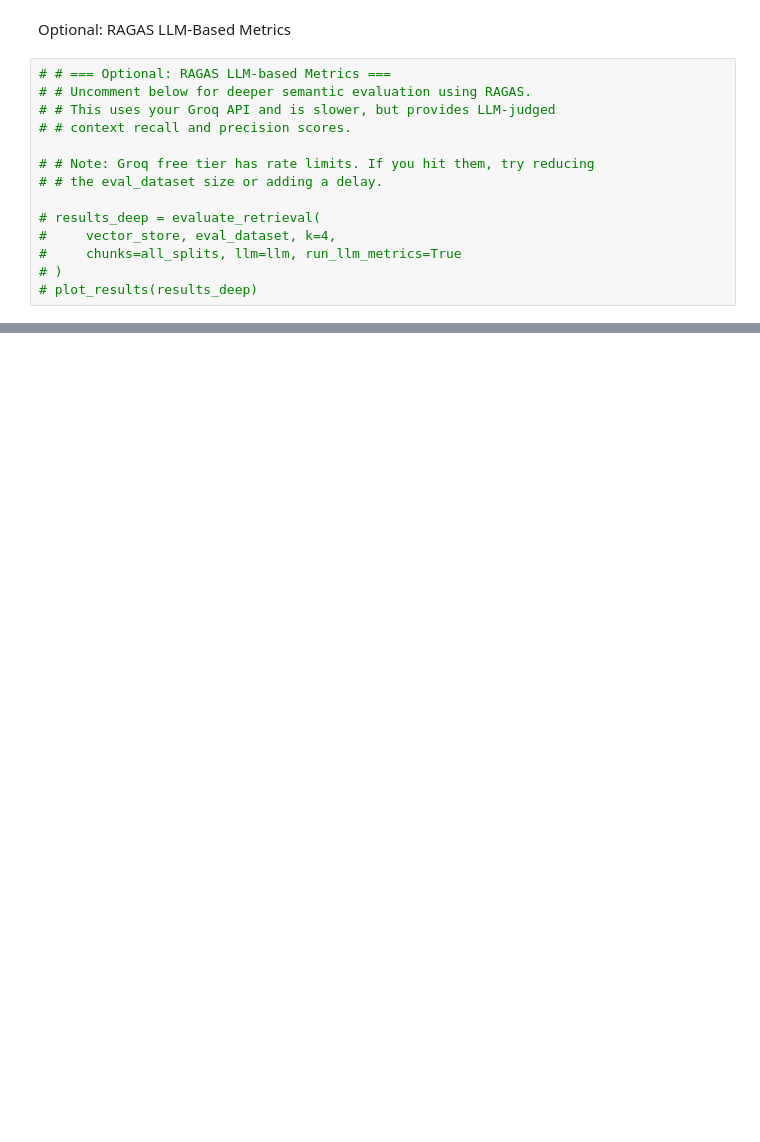
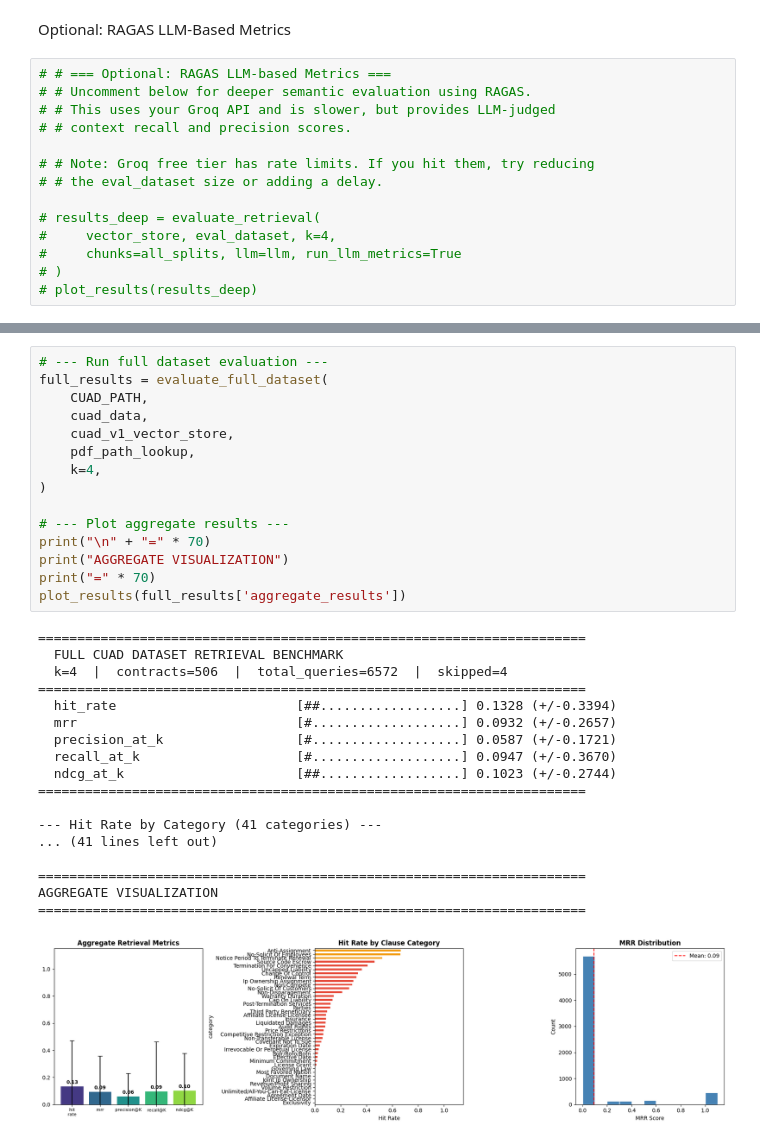
Before and after one commit to riki-11/lawgic, a Jupyter notebook: notebooks/langchain_test.ipynb, the cells around one changed output, grey strips where cells are left out. Saved outputs shown, nothing was run; the diff lists cells and outputs as text; blank space fills up the shorter version.

```diff
--- a/notebooks/langchain_test.ipynb
+++ b/notebooks/langchain_test.ipynb
@@ -903,0 +1293,34 @@ Optional: RAGAS LLM-Based Metrics
+# %%
+# --- Run full dataset evaluation ---
+full_results = evaluate_full_dataset(
+    CUAD_PATH,
+    cuad_data,
+    cuad_v1_vector_store,
+    pdf_path_lookup,
+    k=4,
+)
+
+# --- Plot aggregate results ---
+print("\n" + "=" * 70)
+print("AGGREGATE VISUALIZATION")
+print("=" * 70)
+plot_results(full_results['aggregate_results'])
+# %% [output]
+======================================================================
+  FULL CUAD DATASET RETRIEVAL BENCHMARK
+  k=4  |  contracts=506  |  total_queries=6572  |  skipped=4
+======================================================================
+  hit_rate                       [##..................] 0.1328 (+/-0.3394)
+  mrr                            [#...................] 0.0932 (+/-0.2657)
+  precision_at_k                 [#...................] 0.0587 (+/-0.1721)
+  recall_at_k                    [#...................] 0.0947 (+/-0.3670)
+  ndcg_at_k                      [##..................] 0.1023 (+/-0.2744)
+======================================================================
+
+--- Hit Rate by Category (41 categories) ---
+... (41 lines left out)
+
+======================================================================
+AGGREGATE VISUALIZATION
+======================================================================
+[figure, added]
```
Also changed, not shown: parts of 21 cells of this notebook.
